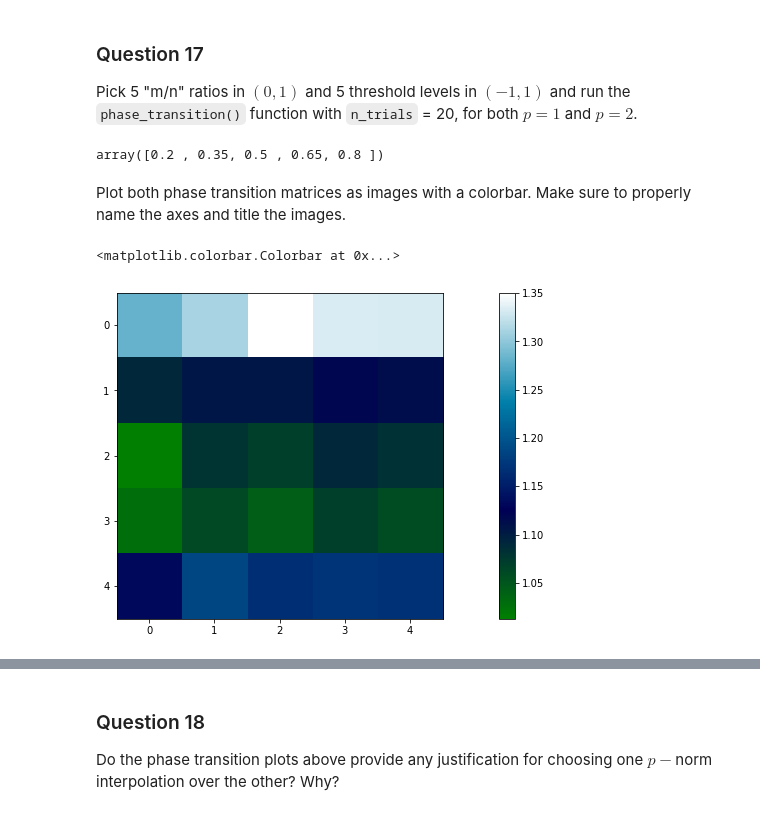
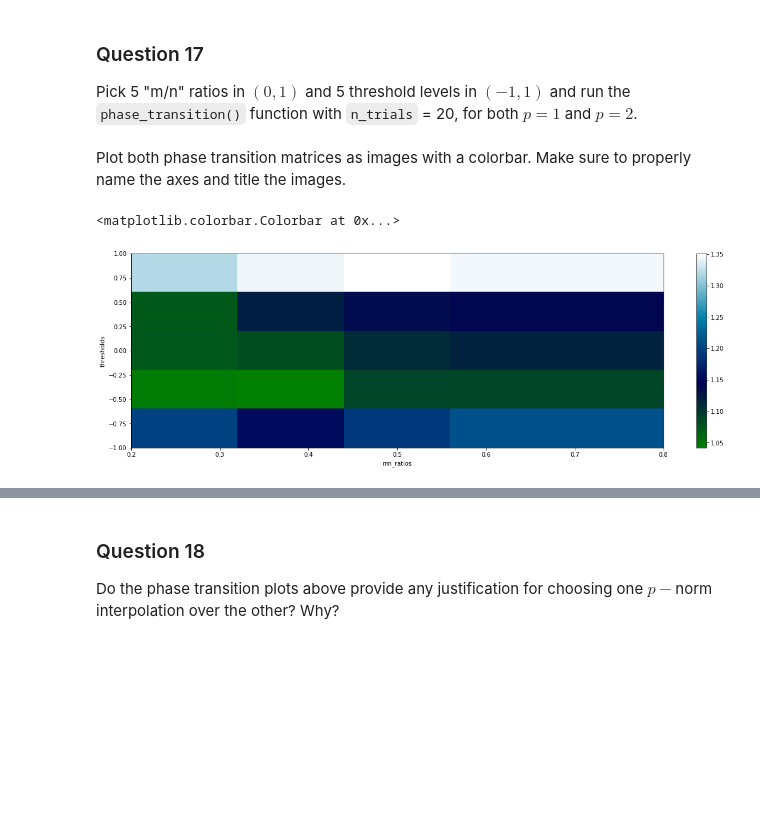
Before and after one commit to csordas1020/NTDS_group_6, a Jupyter notebook: milestones/4_graph_signal_processing.ipynb, the cells around one changed output, grey strips where cells are left out. Saved outputs shown, nothing was run; the diff lists cells and outputs as text; code cells hidden in the pictures; blank space fills up the shorter version.

```diff
--- a/milestones/4_graph_signal_processing.ipynb
+++ b/milestones/4_graph_signal_processing.ipynb
@@ -548,7 +548,7 @@ def graph_pnorm_interpolation(gradient, P, x0=None, p=1., **kwargs):
     if p == 1.:
         problem = solvers.solve([f, g, functions.dummy()], x0=x0, solver=solver, **kwargs)
         return problem['sol']
-    elif p == 2.:
+    if p == 2.:
         problem = solvers.solve([f, functions.dummy(), h], x0=x0, solver=solver, **kwargs)
         return problem['sol']
     else:
@@ -631,12 +631,12 @@ def phase_transition(mn_ratios, thresholds, n_trials, labels_bin, p):
         # Create sample mask.
         m = int(mn_ratio * n_nodes)
         w = np.array([1] * m + [0] * (n_nodes-m))
-        np.random.shuffle(w)
         for k in range(n_trials):
             # Solve p-norm interpolation.
-            sol_min = graph_pnorm_interpolation(gradient, P, x0=x0, p=p, verbosity = 'NONE')
             for i, threshold in enumerate(thresholds):
-                sol_bin = np.sign(np.sign(sol_min-threshold)+0.1) # if val == threshold -> val = 1
+                np.random.shuffle(w)
+                sol_min = graph_pnorm_interpolation(gradient, P, x0=x0, p=p, verbosity = 'NONE')
+                sol_bin = np.sign(sol_min-threshold) # if val == threshold -> val = 1
                 # Aggregate.
                 pt_matrix[i, j] += rel_err(labels_bin, sol_bin)
 
@@ -655,16 +655,14 @@ n_trials = 20
 pt_matrix_1norm = phase_transition(mn_ratios, thresholds, n_trials, labels_bin, 1)
 
 pt_matrix_2norm = phase_transition(mn_ratios, thresholds, n_trials, labels_bin, 2)
-# %%
-mn_ratios
-# %% [output]
-array([0.2 , 0.35, 0.5 , 0.65, 0.8 ])
 # %% [markdown]
 Plot both phase transition matrices as images with a colorbar. Make sure to properly name the axes and title the images.
 # %%
-plt.imshow(pt_matrix_1norm, interpolation='nearest', cmap=plt.cm.ocean)
+plt.imshow(pt_matrix_1norm, interpolation='nearest', cmap=plt.cm.ocean, aspect="auto", extent = [mn_ratios[0], mn_ratios[-1],thresholds[0],thresholds[-1]])
+plt.xlabel("mn_ratios")
+plt.ylabel("thresholds")
 plt.colorbar()
 # %% [output]
 <matplotlib.colorbar.Colorbar at 0x...>
-[figure, old version]
+[figure, new version]
 # %%
```
Also changed, not shown: parts of 1 cell of this notebook.
